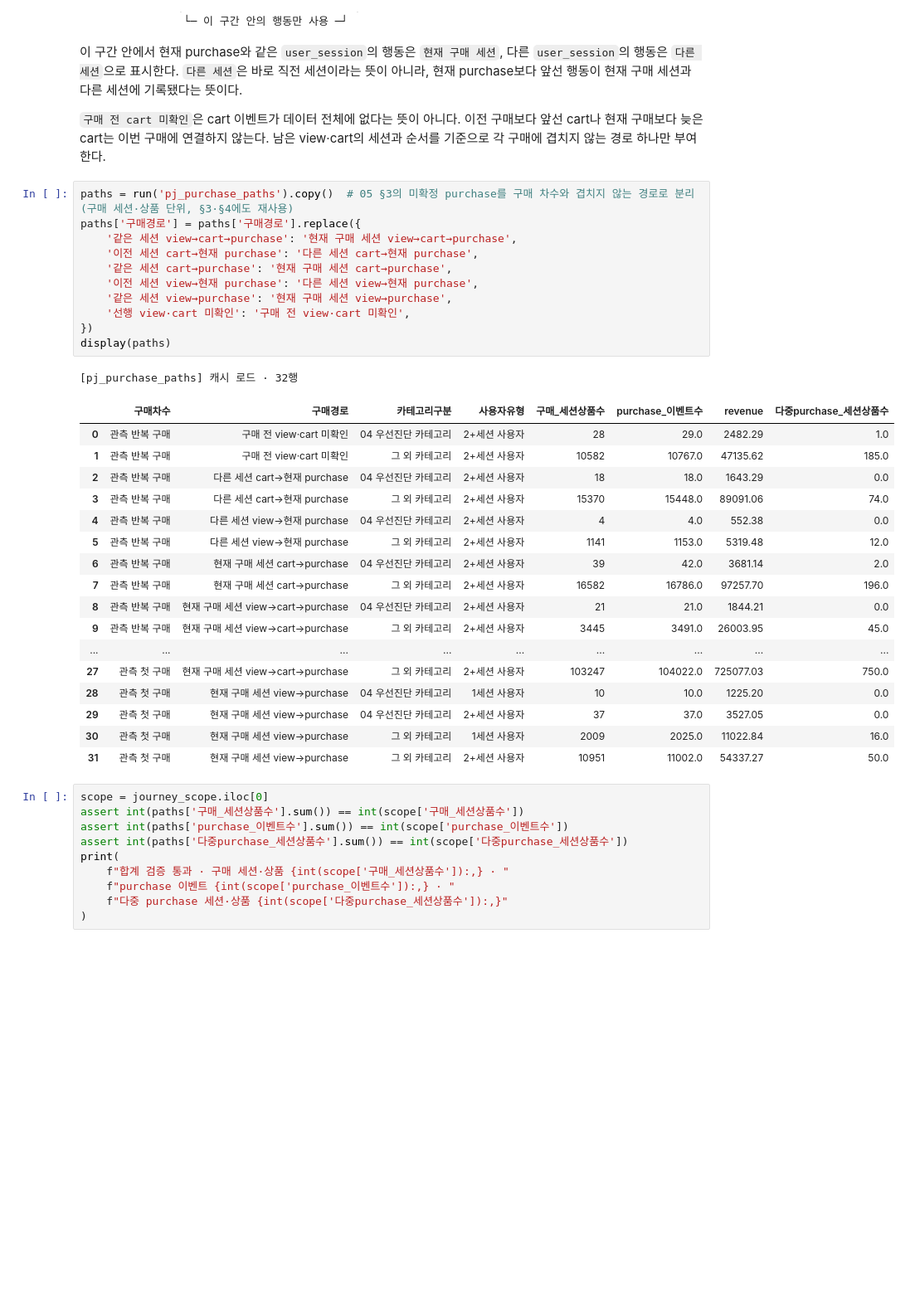
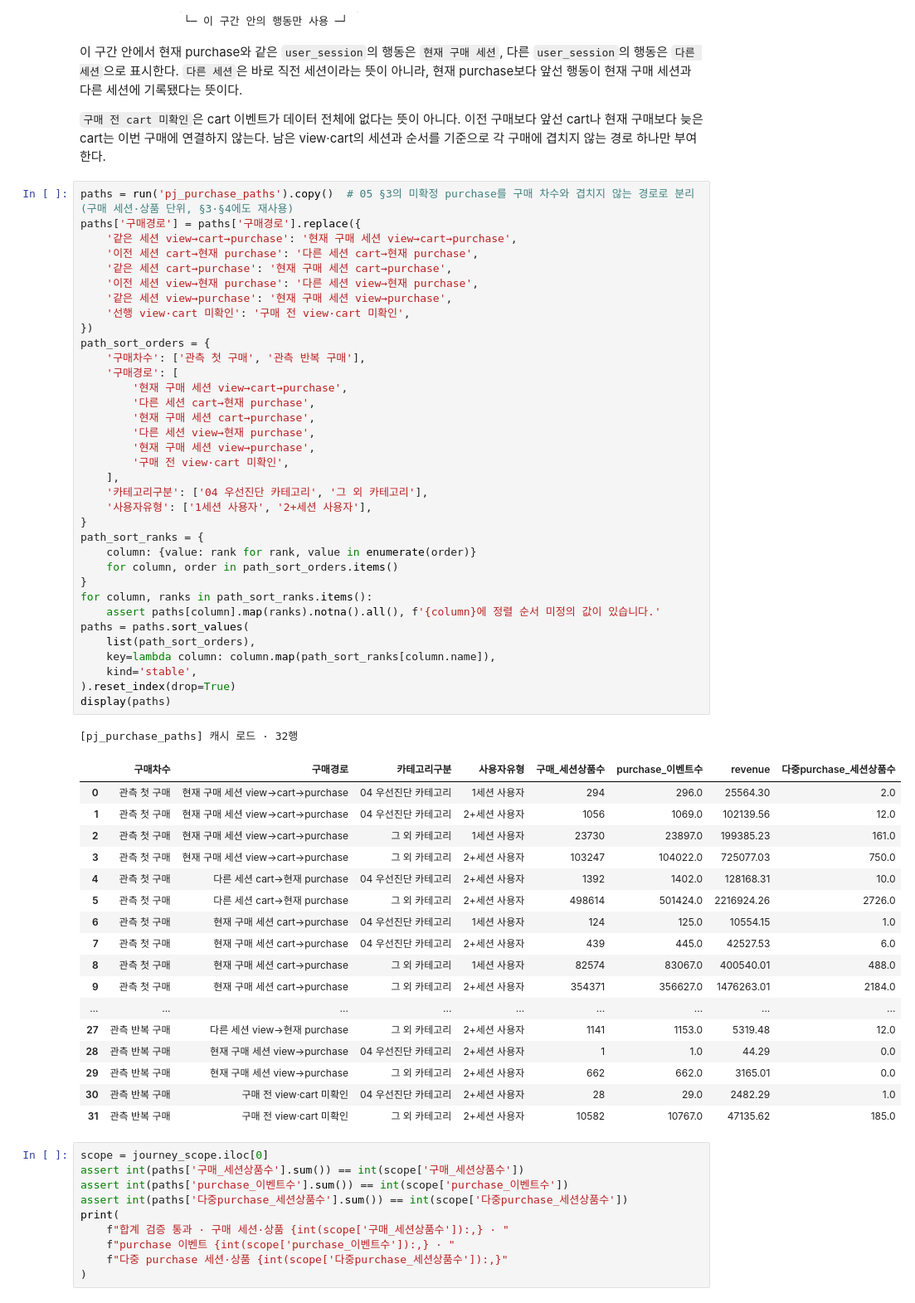
Before and after one commit to kth530/ecommerce_funnel_analysis, a Jupyter notebook: notebooks/06_purchase_journey_analysis.ipynb, the cells around one changed output. Shown at 83% size. Drawn from its saved outputs; the diff is of its cells as text; blank space fills up the shorter version.

Commit message:
fix: stabilize funnel path display order

```diff
--- a/notebooks/06_purchase_journey_analysis.ipynb
+++ b/notebooks/06_purchase_journey_analysis.ipynb
@@ -414,33 +414,57 @@ reference_fig.show()
 # %%
 paths = run('pj_purchase_paths').copy()  # 05 §3의 미확정 purchase를 구매 차수와 겹치지 않는 경로로 분리(구매 세션·상품 단위, §3·§4에도 재사용)
 paths['구매경로'] = paths['구매경로'].replace({
     '같은 세션 view→cart→purchase': '현재 구매 세션 view→cart→purchase',
     '이전 세션 cart→현재 purchase': '다른 세션 cart→현재 purchase',
     '같은 세션 cart→purchase': '현재 구매 세션 cart→purchase',
     '이전 세션 view→현재 purchase': '다른 세션 view→현재 purchase',
     '같은 세션 view→purchase': '현재 구매 세션 view→purchase',
     '선행 view·cart 미확인': '구매 전 view·cart 미확인',
 })
+path_sort_orders = {
+    '구매차수': ['관측 첫 구매', '관측 반복 구매'],
+    '구매경로': [
+        '현재 구매 세션 view→cart→purchase',
+        '다른 세션 cart→현재 purchase',
+        '현재 구매 세션 cart→purchase',
+        '다른 세션 view→현재 purchase',
+        '현재 구매 세션 view→purchase',
+        '구매 전 view·cart 미확인',
+    ],
+    '카테고리구분': ['04 우선진단 카테고리', '그 외 카테고리'],
+    '사용자유형': ['1세션 사용자', '2+세션 사용자'],
+}
+path_sort_ranks = {
+    column: {value: rank for rank, value in enumerate(order)}
+    for column, order in path_sort_orders.items()
+}
+for column, ranks in path_sort_ranks.items():
+    assert paths[column].map(ranks).notna().all(), f'{column}에 정렬 순서 미정의 값이 있습니다.'
+paths = paths.sort_values(
+    list(path_sort_orders),
+    key=lambda column: column.map(path_sort_ranks[column.name]),
+    kind='stable',
+).reset_index(drop=True)
 display(paths)
 # %% [output]
 [pj_purchase_paths] 캐시 로드 · 32행
 |  | 구매차수 | 구매경로 | 카테고리구분 | 사용자유형 | 구매_세션상품수 | purchase_이벤트수 | revenue | 다중purchase_세션상품수 |
-| 0 | 관측 반복 구매 | 구매 전 view·cart 미확인 | 04 우선진단 카테고리 | 2+세션 사용자 | 28 | 29.0 | 2482.29 | 1.0 |
-| 1 | 관측 반복 구매 | 구매 전 view·cart 미확인 | 그 외 카테고리 | 2+세션 사용자 | 10582 | 10767.0 | 47135.62 | 185.0 |
-| 2 | 관측 반복 구매 | 다른 세션 cart→현재 purchase | 04 우선진단 카테고리 | 2+세션 사용자 | 18 | 18.0 | 1643.29 | 0.0 |
-| 3 | 관측 반복 구매 | 다른 세션 cart→현재 purchase | 그 외 카테고리 | 2+세션 사용자 | 15370 | 15448.0 | 89091.06 | 74.0 |
-| 4 | 관측 반복 구매 | 다른 세션 view→현재 purchase | 04 우선진단 카테고리 | 2+세션 사용자 | 4 | 4.0 | 552.38 | 0.0 |
-| 5 | 관측 반복 구매 | 다른 세션 view→현재 purchase | 그 외 카테고리 | 2+세션 사용자 | 1141 | 1153.0 | 5319.48 | 12.0 |
-| 6 | 관측 반복 구매 | 현재 구매 세션 cart→purchase | 04 우선진단 카테고리 | 2+세션 사용자 | 39 | 42.0 | 3681.14 | 2.0 |
-| 7 | 관측 반복 구매 | 현재 구매 세션 cart→purchase | 그 외 카테고리 | 2+세션 사용자 | 16582 | 16786.0 | 97257.70 | 196.0 |
-| 8 | 관측 반복 구매 | 현재 구매 세션 view→cart→purchase | 04 우선진단 카테고리 | 2+세션 사용자 | 21 | 21.0 | 1844.21 | 0.0 |
-| 9 | 관측 반복 구매 | 현재 구매 세션 view→cart→purchase | 그 외 카테고리 | 2+세션 사용자 | 3445 | 3491.0 | 26003.95 | 45.0 |
+| 0 | 관측 첫 구매 | 현재 구매 세션 view→cart→purchase | 04 우선진단 카테고리 | 1세션 사용자 | 294 | 296.0 | 25564.30 | 2.0 |
+| 1 | 관측 첫 구매 | 현재 구매 세션 view→cart→purchase | 04 우선진단 카테고리 | 2+세션 사용자 | 1056 | 1069.0 | 102139.56 | 12.0 |
+| 2 | 관측 첫 구매 | 현재 구매 세션 view→cart→purchase | 그 외 카테고리 | 1세션 사용자 | 23730 | 23897.0 | 199385.23 | 161.0 |
+| 3 | 관측 첫 구매 | 현재 구매 세션 view→cart→purchase | 그 외 카테고리 | 2+세션 사용자 | 103247 | 104022.0 | 725077.03 | 750.0 |
+| 4 | 관측 첫 구매 | 다른 세션 cart→현재 purchase | 04 우선진단 카테고리 | 2+세션 사용자 | 1392 | 1402.0 | 128168.31 | 10.0 |
+| 5 | 관측 첫 구매 | 다른 세션 cart→현재 purchase | 그 외 카테고리 | 2+세션 사용자 | 498614 | 501424.0 | 2216924.26 | 2726.0 |
+| 6 | 관측 첫 구매 | 현재 구매 세션 cart→purchase | 04 우선진단 카테고리 | 1세션 사용자 | 124 | 125.0 | 10554.15 | 1.0 |
+| 7 | 관측 첫 구매 | 현재 구매 세션 cart→purchase | 04 우선진단 카테고리 | 2+세션 사용자 | 439 | 445.0 | 42527.53 | 6.0 |
+| 8 | 관측 첫 구매 | 현재 구매 세션 cart→purchase | 그 외 카테고리 | 1세션 사용자 | 82574 | 83067.0 | 400540.01 | 488.0 |
+| 9 | 관측 첫 구매 | 현재 구매 세션 cart→purchase | 그 외 카테고리 | 2+세션 사용자 | 354371 | 356627.0 | 1476263.01 | 2184.0 |
 | ... | ... | ... | ... | ... | ... | ... | ... | ... |
-| 27 | 관측 첫 구매 | 현재 구매 세션 view→cart→purchase | 그 외 카테고리 | 2+세션 사용자 | 103247 | 104022.0 | 725077.03 | 750.0 |
-| 28 | 관측 첫 구매 | 현재 구매 세션 view→purchase | 04 우선진단 카테고리 | 1세션 사용자 | 10 | 10.0 | 1225.20 | 0.0 |
-| 29 | 관측 첫 구매 | 현재 구매 세션 view→purchase | 04 우선진단 카테고리 | 2+세션 사용자 | 37 | 37.0 | 3527.05 | 0.0 |
-| 30 | 관측 첫 구매 | 현재 구매 세션 view→purchase | 그 외 카테고리 | 1세션 사용자 | 2009 | 2025.0 | 11022.84 | 16.0 |
-| 31 | 관측 첫 구매 | 현재 구매 세션 view→purchase | 그 외 카테고리 | 2+세션 사용자 | 10951 | 11002.0 | 54337.27 | 50.0 |
+| 27 | 관측 반복 구매 | 다른 세션 view→현재 purchase | 그 외 카테고리 | 2+세션 사용자 | 1141 | 1153.0 | 5319.48 | 12.0 |
+| 28 | 관측 반복 구매 | 현재 구매 세션 view→purchase | 04 우선진단 카테고리 | 2+세션 사용자 | 1 | 1.0 | 44.29 | 0.0 |
+| 29 | 관측 반복 구매 | 현재 구매 세션 view→purchase | 그 외 카테고리 | 2+세션 사용자 | 662 | 662.0 | 3165.01 | 0.0 |
+| 30 | 관측 반복 구매 | 구매 전 view·cart 미확인 | 04 우선진단 카테고리 | 2+세션 사용자 | 28 | 29.0 | 2482.29 | 1.0 |
+| 31 | 관측 반복 구매 | 구매 전 view·cart 미확인 | 그 외 카테고리 | 2+세션 사용자 | 10582 | 10767.0 | 47135.62 | 185.0 |
 # %%
 scope = journey_scope.iloc[0]
 assert int(paths['구매_세션상품수'].sum()) == int(scope['구매_세션상품수'])
```
